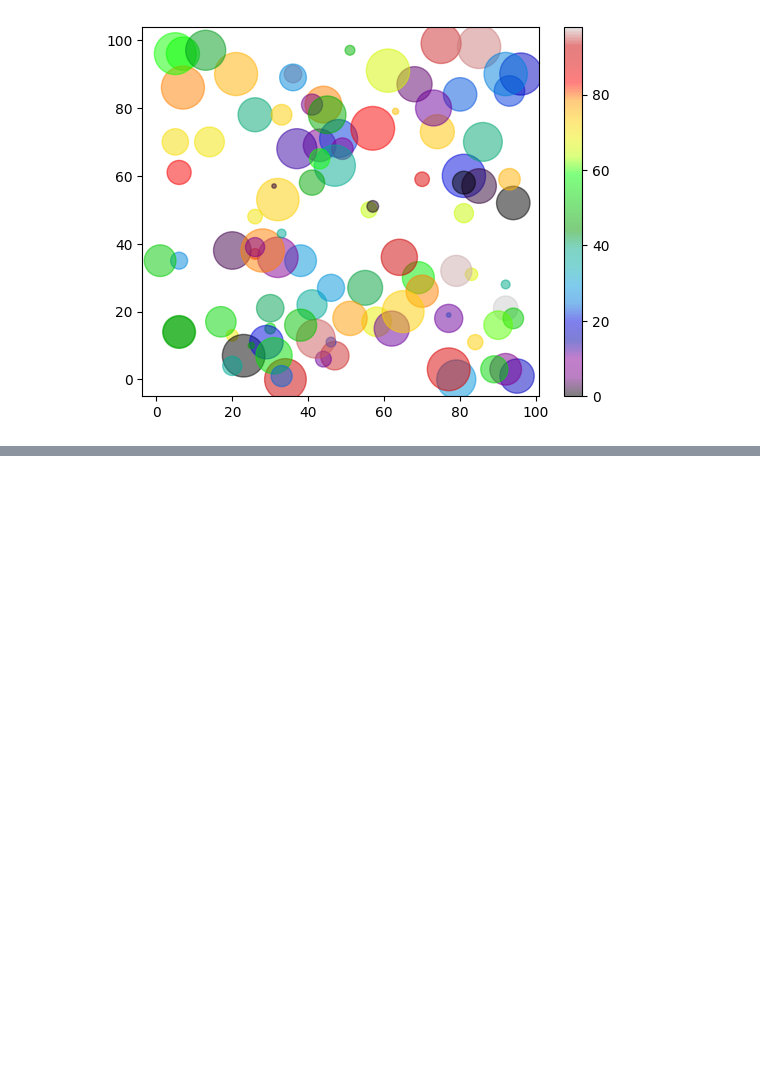
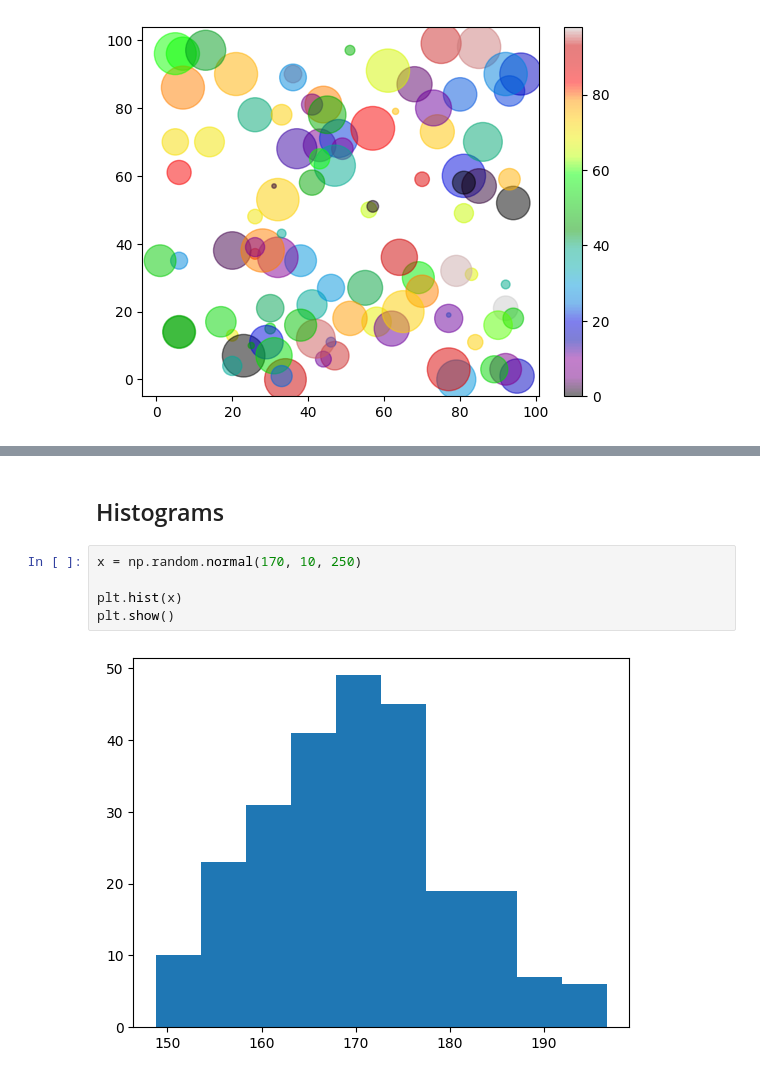
Before and after one commit to SohailDad/ML-Python, a Jupyter notebook: Matplotlib/Sec_matplot.ipynb, the cells around one changed output, grey strips where cells are left out. Drawn from its saved outputs; the diff is of its cells as text; blank space fills up the shorter version.

```diff
--- a/Matplotlib/Sec_matplot.ipynb
+++ b/Matplotlib/Sec_matplot.ipynb
@@ -129,0 +151,9 @@ plt.show()
+# %% [markdown]
+## Histograms
+# %%
+x = np.random.normal(170, 10, 250)
+
+plt.hist(x)
+plt.show()
+# %% [output]
+[figure, added]
```
Also changed, not shown: parts of 5 cells of this notebook.
